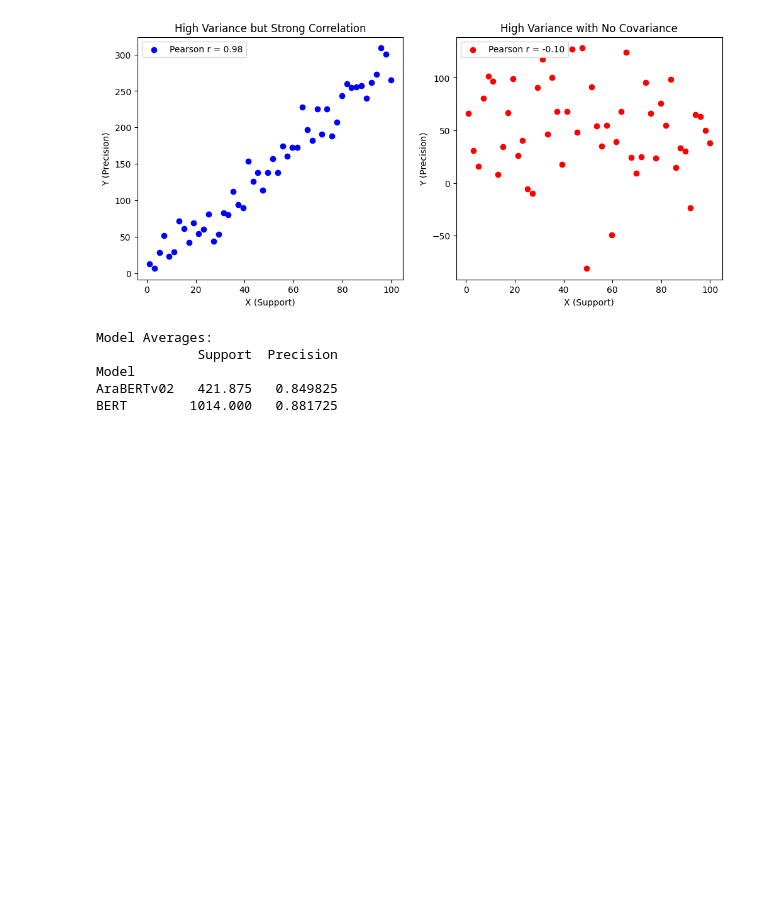
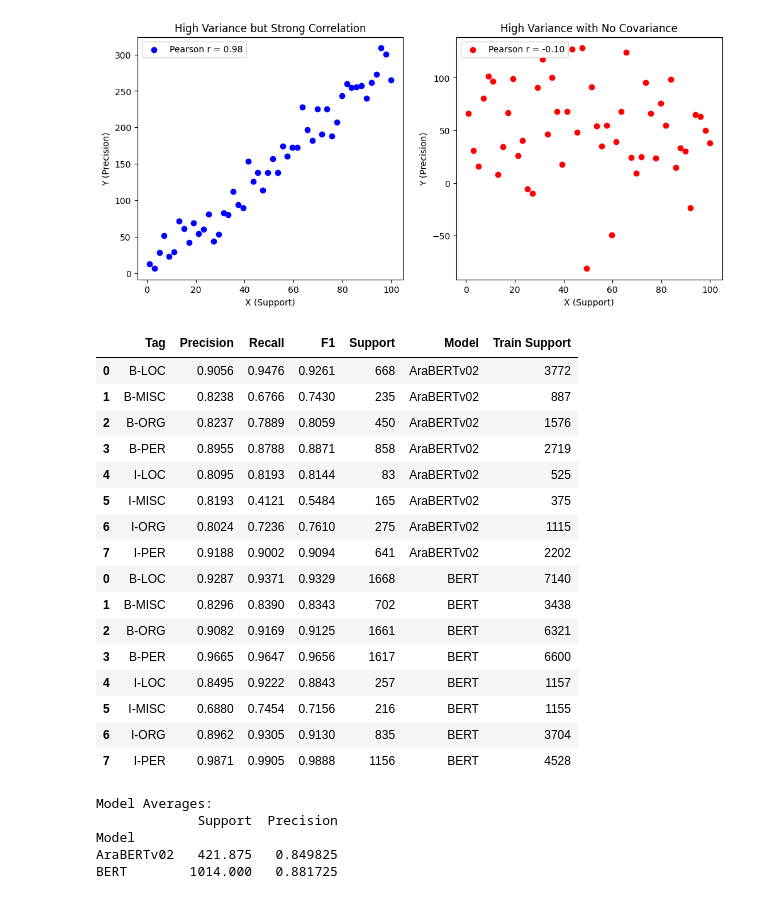
Before and after one commit to ay94/deformar-dashboard, a Jupyter notebook: notebooks/analysis/token_performance_discrepancy.ipynb, the cells around one changed output. Drawn from its saved outputs; the diff is of its cells as text; code cells hidden in the pictures; blank space fills up the shorter version.

```diff
--- a/notebooks/analysis/token_performance_discrepancy.ipynb
+++ b/notebooks/analysis/token_performance_discrepancy.ipynb
@@ -872,6 +874,26 @@ def create_facet_plot(model_name):
 # Generate separate plots for each model
 for model in combined_df["Model"].unique():
     create_facet_plot(model)
+# %%
+data
+# %% [output]
+|  | Tag | Precision | Recall | F1 | Support | Model | Train Support |
+| 0 | B-LOC | 0.9056 | 0.9476 | 0.9261 | 668 | AraBERTv02 | 3772 |
+| 1 | B-MISC | 0.8238 | 0.6766 | 0.7430 | 235 | AraBERTv02 | 887 |
+| 2 | B-ORG | 0.8237 | 0.7889 | 0.8059 | 450 | AraBERTv02 | 1576 |
+| 3 | B-PER | 0.8955 | 0.8788 | 0.8871 | 858 | AraBERTv02 | 2719 |
+| 4 | I-LOC | 0.8095 | 0.8193 | 0.8144 | 83 | AraBERTv02 | 525 |
+| 5 | I-MISC | 0.8193 | 0.4121 | 0.5484 | 165 | AraBERTv02 | 375 |
+| 6 | I-ORG | 0.8024 | 0.7236 | 0.7610 | 275 | AraBERTv02 | 1115 |
+| 7 | I-PER | 0.9188 | 0.9002 | 0.9094 | 641 | AraBERTv02 | 2202 |
+| 0 | B-LOC | 0.9287 | 0.9371 | 0.9329 | 1668 | BERT | 7140 |
+| 1 | B-MISC | 0.8296 | 0.8390 | 0.8343 | 702 | BERT | 3438 |
+| 2 | B-ORG | 0.9082 | 0.9169 | 0.9125 | 1661 | BERT | 6321 |
+| 3 | B-PER | 0.9665 | 0.9647 | 0.9656 | 1617 | BERT | 6600 |
+| 4 | I-LOC | 0.8495 | 0.9222 | 0.8843 | 257 | BERT | 1157 |
+| 5 | I-MISC | 0.6880 | 0.7454 | 0.7156 | 216 | BERT | 1155 |
+| 6 | I-ORG | 0.8962 | 0.9305 | 0.9130 | 835 | BERT | 3704 |
+| 7 | I-PER | 0.9871 | 0.9905 | 0.9888 | 1156 | BERT | 4528 |
 # %%
 def calculate_pearson_contributions_with_summary(df, x_col, y_col, group_col="Split"):
     """
```
Also changed, not shown: parts of 11 cells of this notebook.
